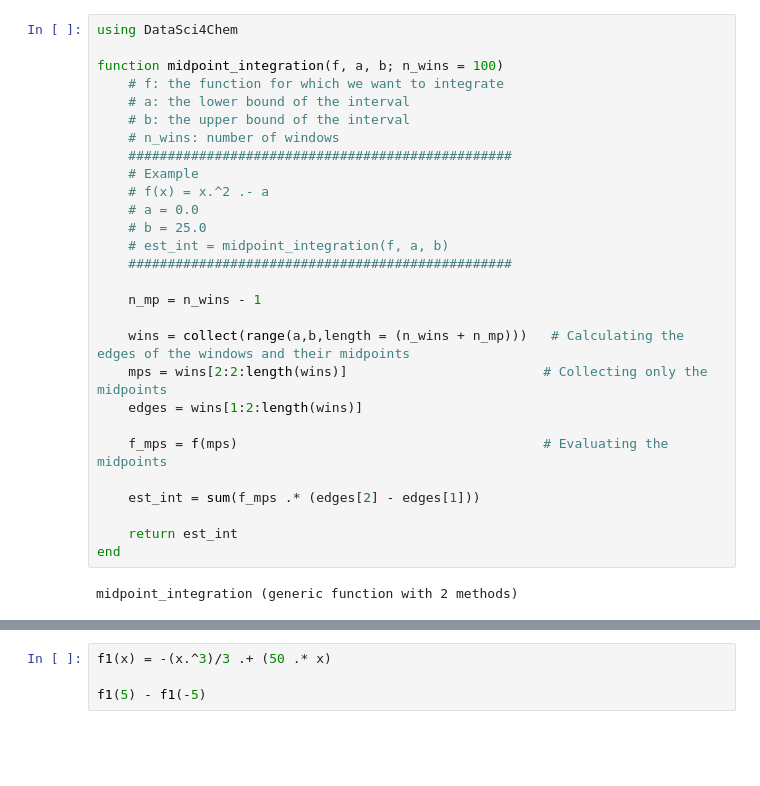
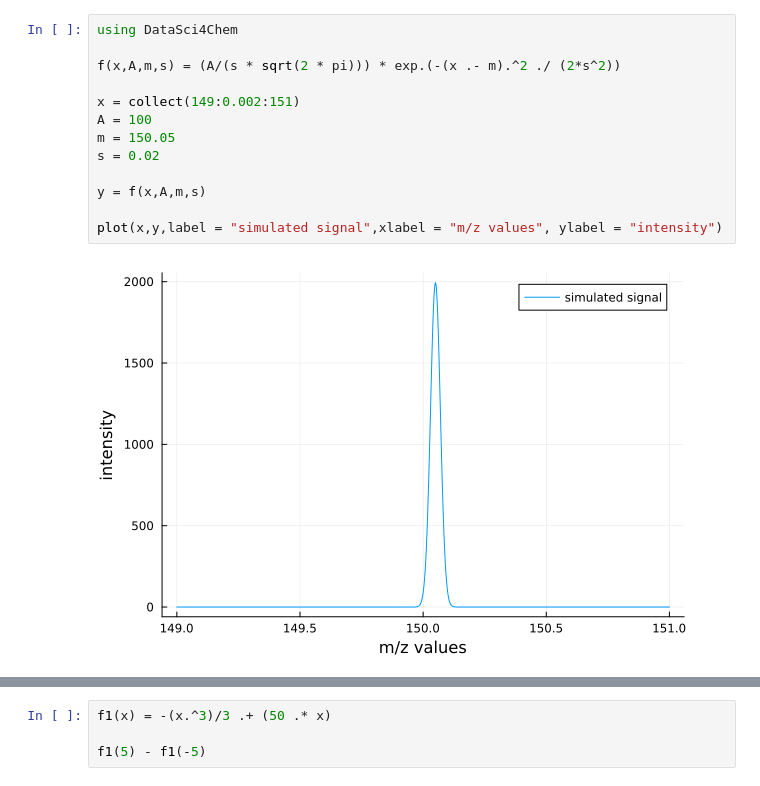
Before and after one commit to EMCMS/DataSci4Chem.jl, a Jupyter notebook: Notebooks/Lecture_Integration.ipynb, the cells around one changed output, grey strips where cells are left out. Drawn from its saved outputs; the diff is of its cells as text; blank space fills up the shorter version.

Commit message:
Integration page is done

```diff
--- a/Notebooks/Lecture_Integration.ipynb
+++ b/Notebooks/Lecture_Integration.ipynb
@@ -1,30 +11,15 @@
 # %%
 using DataSci4Chem
 
-function midpoint_integration(f, a, b; n_wins = 100)
-    # f: the function for which we want to integrate
-    # a: the lower bound of the interval
-    # b: the upper bound of the interval
-    # n_wins: number of windows
-    #################################################
-    # Example
-    # f(x) = x.^2 .- a
-    # a = 0.0
-    # b = 25.0
-    # est_int = midpoint_integration(f, a, b)
-    #################################################
+f(x,A,m,s) = (A/(s * sqrt(2 * pi))) * exp.(-(x .- m).^2 ./ (2*s^2))
 
-    n_mp = n_wins - 1
+x = collect(149:0.002:151)
+A = 100
+m = 150.05
+s = 0.02
 
-    wins = collect(range(a,b,length = (n_wins + n_mp)))   # Calculating the edges of the windows and their midpoints
-    mps = wins[2:2:length(wins)]                         # Collecting only the midpoints
-    edges = wins[1:2:length(wins)]
+y = f(x,A,m,s)
 
-    f_mps = f(mps)                                       # Evaluating the midpoints
-
-    est_int = sum(f_mps .* (edges[2] - edges[1]))
-
-    return est_int
-end
+plot(x,y,label = "simulated signal",xlabel = "m/z values", ylabel = "intensity")
 # %% [output]
-midpoint_integration (generic function with 2 methods)
+[figure, added]
```
Also changed, not shown: parts of 28 cells of this notebook, 10 other files.
